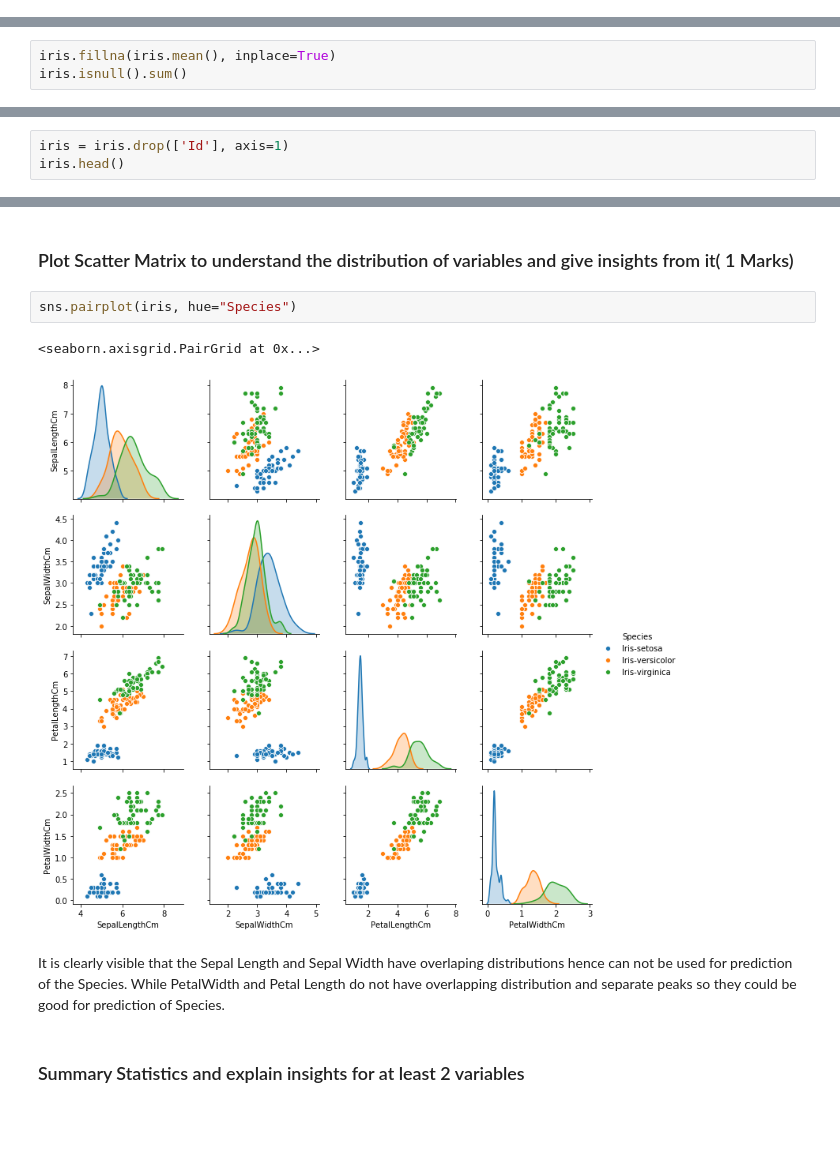
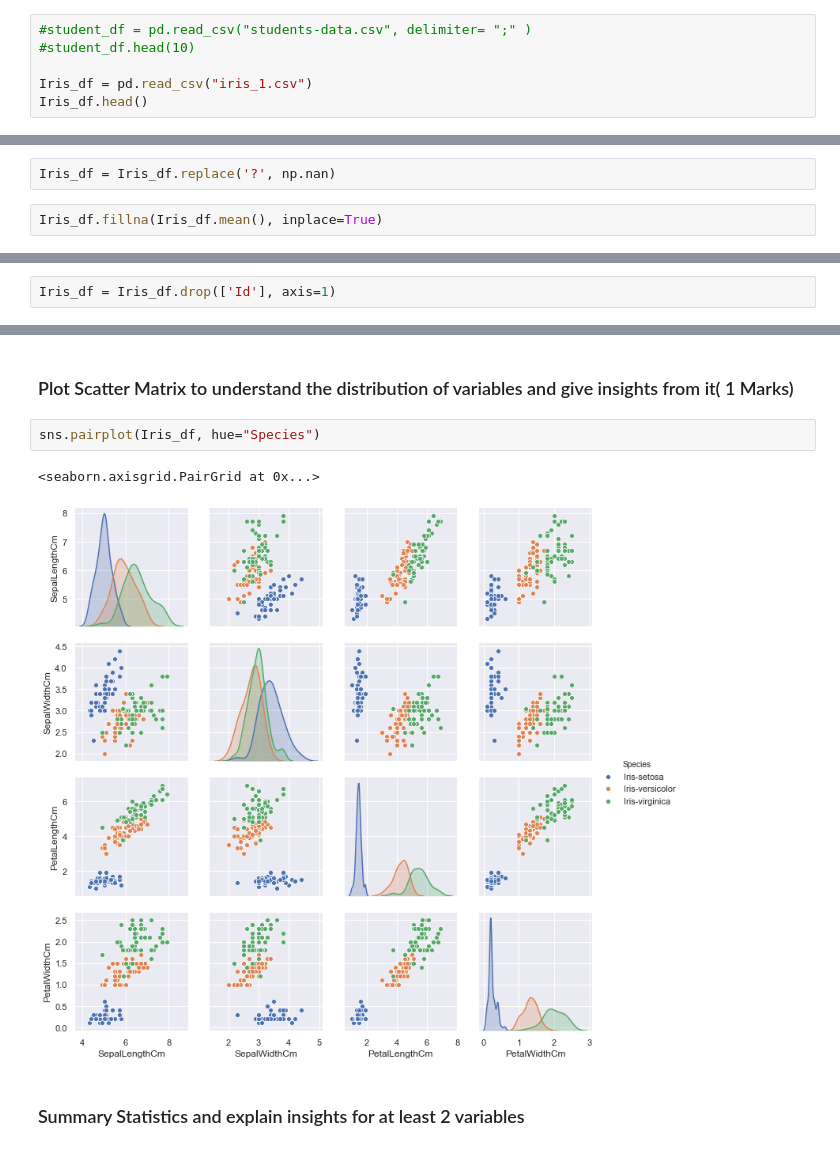
Before and after one commit to rohitlalwani-57/Projects, a Jupyter notebook: R3_External_Lab_Logistic_and_Naive_bayes_questions.ipynb, the cells around one changed output, grey strips where cells are left out. Drawn from its saved outputs; the diff is of its cells as text; blank space fills up the shorter version.

```diff
--- a/R3_External_Lab_Logistic_and_Naive_bayes_questions.ipynb
+++ b/R3_External_Lab_Logistic_and_Naive_bayes_questions.ipynb
@@ -313,0 +283,6 @@ iris.describe()
+# %%
+#student_df = pd.read_csv("students-data.csv", delimiter= ";" )
+#student_df.head(10)
+
+Iris_df = pd.read_csv("iris_1.csv")
+Iris_df.head()
@@ -321,6 +303,7 @@ PetalLengthCm    2
 PetalWidthCm     1
 Species          0
 dtype: int64
+# %%
+Iris_df = Iris_df.replace('?', np.nan)
 # %%
-iris.fillna(iris.mean(), inplace=True)
-iris.isnull().sum()
+Iris_df.fillna(Iris_df.mean(), inplace=True)
@@ -344,3 +314,2 @@ iris.tail()
 # %%
-iris = iris.drop(['Id'], axis=1)
-iris.head()
+Iris_df = Iris_df.drop(['Id'], axis=1)
@@ -396,12 +336,10 @@ pd.value_counts(iris["Species"]).plot(kind="bar")
 # %% [markdown]
 ### Plot Scatter Matrix to understand the distribution of variables and give insights from it( 1 Marks)
 # %%
-sns.pairplot(iris, hue="Species")
+sns.pairplot(Iris_df, hue="Species")
 # %% [output]
 <seaborn.axisgrid.PairGrid at 0x...>
-[figure, old version]
+[figure, new version]
-# %% [markdown]
-It is clearly visible that the Sepal Length and Sepal Width have overlaping distributions hence can not be used for prediction of the Species. While PetalWidth and Petal Length do not have overlapping distribution and separate peaks so they could be good for prediction of Species.
 # %% [markdown]
 ### Summary Statistics and explain insights for at least 2 variables
 # %%
```
Also changed, not shown: parts of 63 cells of this notebook, 4 other files.
